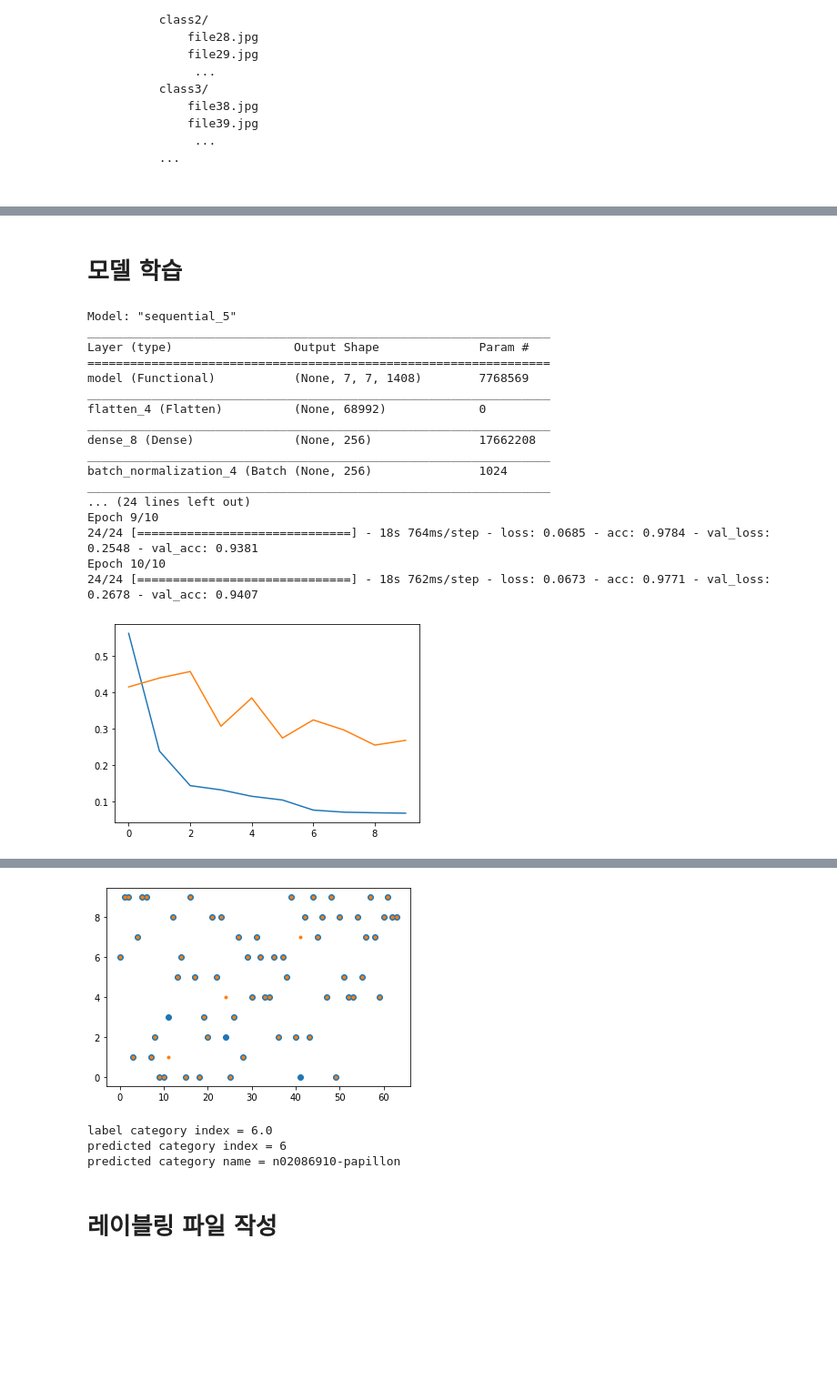
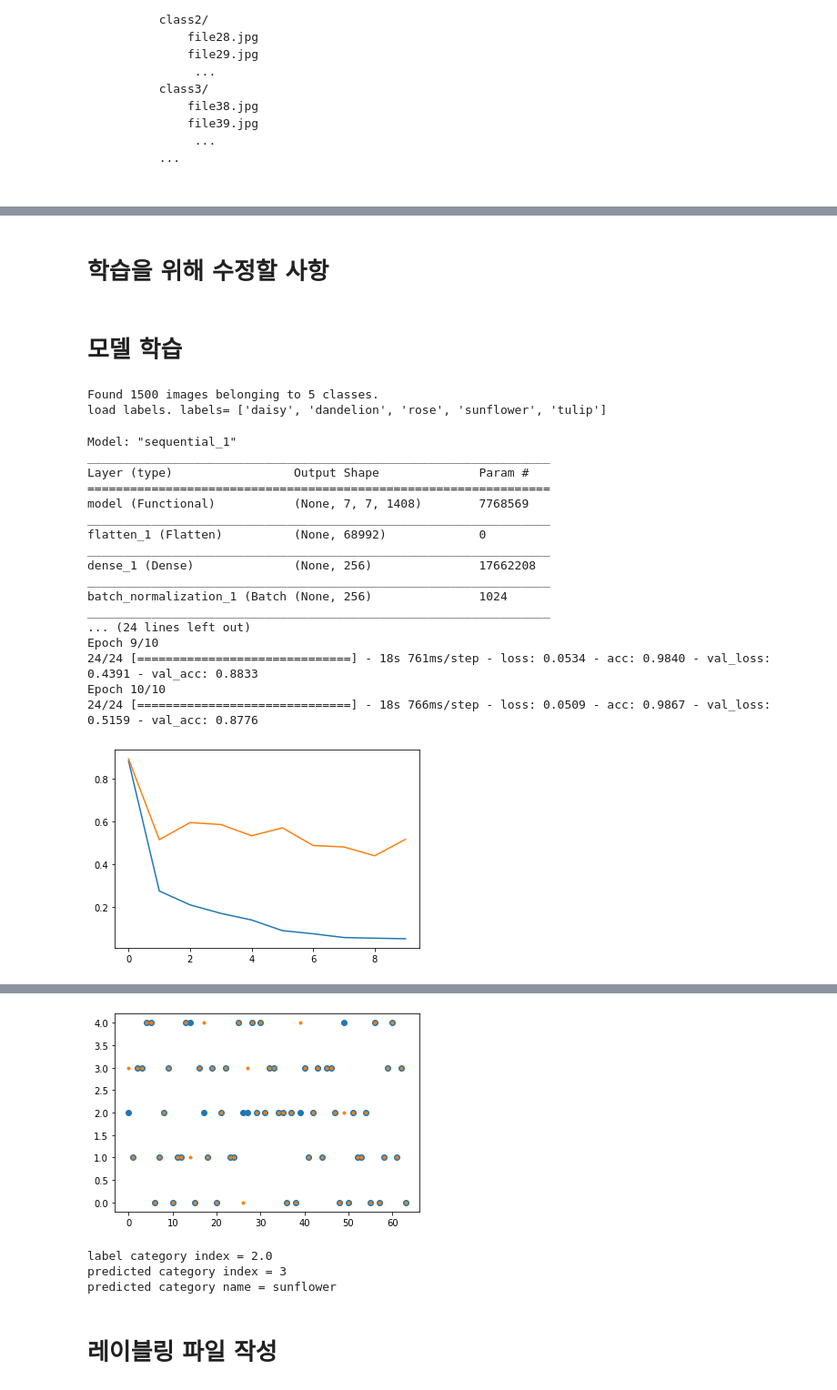
Before and after one commit to dhrim/jetson_image, a Jupyter notebook: jetson_inference/train_classification_on_server.ipynb, the cells around one changed output, grey strips where cells are left out. Shown at 91% size. Saved outputs shown, nothing was run; the diff lists cells and outputs as text; code cells hidden in the pictures; blank space fills up the shorter version.

```diff
--- a/jetson_inference/train_classification_on_server.ipynb
+++ b/jetson_inference/train_classification_on_server.ipynb
@@ -87,5 +87,17 @@ drwxr-xr-x 12 ubuntu data 4096 Jul 24  2019 train
+# %% [markdown]
+# 학습을 위해 수정할 사항
+# %%
+DATA_NAME = "flowers"
 # %% [markdown]
 # 모델 학습
+# %%
+temp_generator = ImageDataGenerator().flow_from_directory(DATA_NAME+"/train",)
+custom_labels = list(temp_generator.class_indices.keys())
+print("load labels. labels=",custom_labels)
+CATEGORY_COUNT = len(custom_labels)
+# %% [output]
+Found 1500 images belonging to 5 classes.
+load labels. labels= ['daisy', 'dandelion', 'rose', 'sunflower', 'tulip']
 # %%
 import os
 
@@ -118,7 +130,7 @@ model.add(conv_layers)
 model.add(Flatten())
 model.add(Dense(256, activation='relu'))
 model.add(BatchNormalization())
-model.add(Dense(10, activation='softmax', name="model_output"))
+model.add(Dense(CATEGORY_COUNT, activation='softmax', name="model_output"))
 
 model.compile(loss='sparse_categorical_crossentropy', optimizer="RMSprop", metrics=['acc'])
 model.summary()
@@ -133,7 +145,7 @@ train_data_generator = ImageDataGenerator(
       vertical_flip=False,
       preprocessing_function=preprocessor
 ).flow_from_directory(
-      "dogs_prepared/train",
+      DATA_NAME+"/train",
       target_size=(224,224),
       batch_size=BATCH_SIZE,
       class_mode='sparse'
@@ -142,7 +154,7 @@ train_data_generator = ImageDataGenerator(
 test_data_generator = ImageDataGenerator(
       preprocessing_function=preprocessor
 ).flow_from_directory(
-      "dogs_prepared/test",
+      DATA_NAME+"/test",
       target_size=(224,224),
       batch_size=BATCH_SIZE,
       class_mode='sparse'
@@ -181,21 +193,21 @@ print("label category index =", test_y[0])
 print("predicted category index =", predicted[0])
 print("predicted category name =", custom_labels[predicted[0]])
 # %% [output]
-Model: "sequential_5"
+Model: "sequential_1"
 _________________________________________________________________
 Layer (type)                 Output Shape              Param #
 =================================================================
 model (Functional)           (None, 7, 7, 1408)        7768569
 _________________________________________________________________
-flatten_4 (Flatten)          (None, 68992)             0
+flatten_1 (Flatten)          (None, 68992)             0
 _________________________________________________________________
-dense_8 (Dense)              (None, 256)               17662208
+dense_1 (Dense)              (None, 256)               17662208
 _________________________________________________________________
-batch_normalization_4 (Batch (None, 256)               1024
+batch_normalization_1 (Batch (None, 256)               1024
 _________________________________________________________________
 ... (24 lines left out)
 Epoch 9/10
-24/24 [==============================] - 18s 764ms/step - loss: 0.0685 - acc: 0.9784 - val_loss: 0.2548 - val_acc: 0.9381
+24/24 [==============================] - 18s 761ms/step - loss: 0.0534 - acc: 0.9840 - val_loss: 0.4391 - val_acc: 0.8833
 Epoch 10/10
-24/24 [==============================] - 18s 762ms/step - loss: 0.0673 - acc: 0.9771 - val_loss: 0.2678 - val_acc: 0.9407
+24/24 [==============================] - 18s 766ms/step - loss: 0.0509 - acc: 0.9867 - val_loss: 0.5159 - val_acc: 0.8776
-[figure, old version]
+[figure, new version]
@@ -205,7 +217,7 @@ acc= 0.9407216310501099
-[figure, old version]
+[figure, new version]
-label category index = 6.0
-predicted category index = 6
-predicted category name = n02086910-papillon
+label category index = 2.0
+predicted category index = 3
+predicted category name = sunflower
 # %% [markdown]
 # 레이블링 파일 작성
 # %%
```
Also changed, not shown: parts of 3 cells of this notebook.
